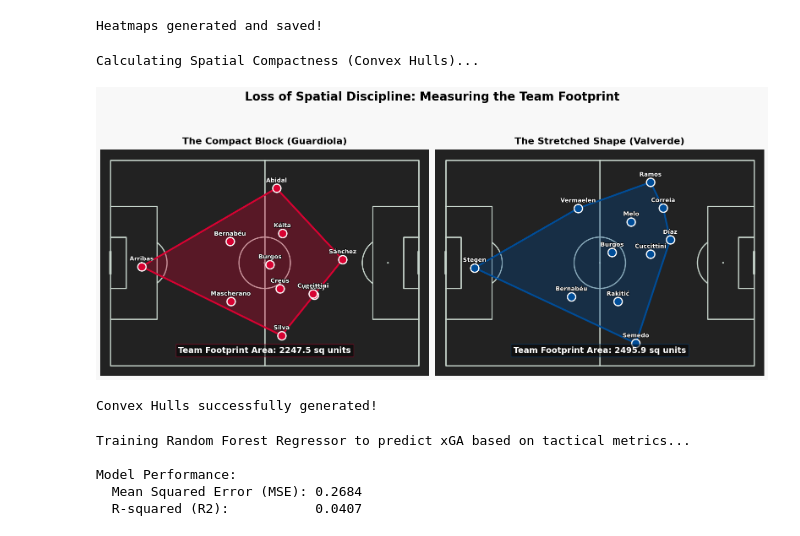
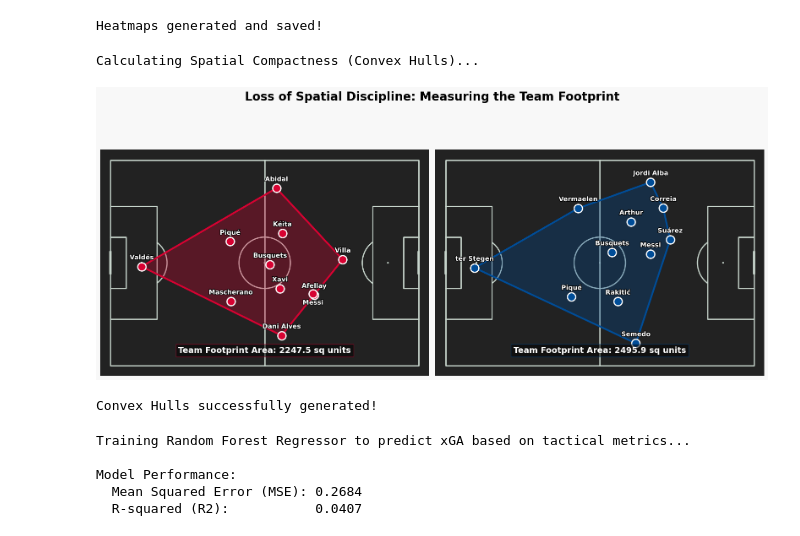
Before and after one commit to Vahe03/Tactical_analysis, a Jupyter notebook: tactical_analysis.ipynb, the cells around one changed output. Saved outputs shown, nothing was run; the diff lists cells and outputs as text; code cells hidden in the pictures.

```diff
--- a/tactical_analysis.ipynb
+++ b/tactical_analysis.ipynb
@@ -511,39 +568,88 @@ def plot_convex_hull(match_id, ax, title, hull_color):
         for simplex in hull.simplices:
             pitch.plot(points[simplex, 0], points[simplex, 1], color=hull_color, lw=3, ax=ax, zorder=1)
 
         pitch.polygon([points[hull.vertices]], ax=ax, color=hull_color, alpha=0.3, zorder=1)
 
         # Display Area
         ax.text(60, 75, f"Team Footprint Area: {area:.1f} sq units",
                 color='white', fontsize=14, fontweight='bold', ha='center',
                 bbox=dict(facecolor='black', alpha=0.5, edgecolor=hull_color))
 
     # --- DRAW PLAYERS ---
+    # 1. Custom Dictionary to fix StatsBomb's full legal names
+    barca_names = {
+        "Lionel Andrés Messi Cuccittini": "Messi",
+        "Xavier Hernández Creus": "Xavi",
+        "Andrés Iniesta Luján": "Iniesta",
+        "Sergio Busquets i Burgos": "Busquets",
+        "Gerard Piqué Bernabéu": "Piqué",
+        "Carles Puyol i Saforcada": "Puyol",
+        "Víctor Valdés Arribas": "Valdés",
+        "Daniel Alves da Silva": "Dani Alves",
+        "Éric Sylvain Abidal": "Abidal",
+        "David Villa Sánchez": "Villa",
+        "Pedro Eliezer Rodríguez Ledesma": "Pedro",
+        "Jordi Alba Ramos": "Jordi Alba",
+        "Luis Alberto Suárez Díaz": "Suárez",
+        "Marc-André ter Stegen": "ter Stegen",
+        "Ivan Rakitić": "Rakitić",
+        "Frenkie de Jong": "de Jong",
+        "Antoine Griezmann": "Griezmann",
+        "Sergi Roberto Carnicer": "S. Roberto",
+        "Nélson Cabral Semedo": "Semedo",
+        "Clément Lenglet": "Lenglet",
+        "Arthur Henrique Ramos de Oliveira Melo": "Arthur",
+        "Arturo Erasmo Vidal Pardo": "Vidal",
+        "Thiago Alcântara do Nascimento": "Thiago",
+        "Seydou Keita": "Keita",
+        "Javier Alejandro Mascherano": "Mascherano"
+    }
+
+    # Draw the player dots
     pitch.scatter(avg_locs['x'], avg_locs['y'], s=200, color=hull_color, edgecolors='white', lw=2, ax=ax, zorder=2)
 
+    drawn_text_positions = []
+
     for _, row in avg_locs.iterrows():
-        name = str(row['player']).split()[-1]
-        pitch.annotate(name, xy=(row['x'], row['y'] - 3), c='white', va='center', ha='center',
-                       size=10, weight='bold', zorder=3, ax=ax,
-                       path_effects=[pe.withStroke(linewidth=1.5, foreground="black")])
+        raw_name = str(row['player'])
 
-    ax.set_title(title, fontsize=16, color='black', fontweight='bold', pad=10)
+        # Apply the famous name, or fallback to the last name if not in dictionary
+        if raw_name in barca_names:
+            name = barca_names[raw_name]
+        else:
+            name = raw_name.split()[-1]
+
+        # 2. Overlap Collision Detection
+        x_text = row['x']
+        y_text = row['y'] - 3.5  # Default: put the name slightly BELOW the dot
+
+        # Check if this text position overlaps with a name we already drew
+        for (dx, dy) in drawn_text_positions:
+            if abs(x_text - dx) < 6 and abs(y_text - dy) < 6:
+                y_text += 7.0  # OVERLAP FOUND! Push this name ABOVE the dot instead
+
+        drawn_text_positions.append((x_text, y_text))
+
+        # 3. Draw the text onto the pitch
+        pitch.annotate(name, xy=(x_text, y_text), c='white', va='center', ha='center',
+                       size=11, weight='bold', zorder=3, ax=ax,
+                       path_effects=[pe.withStroke(linewidth=2, foreground="black")])
 
 # 2. Plotting the graphic
 fig, axes = plt.subplots(1, 2, figsize=(16, 7))
 fig.patch.set_facecolor('#f8f8f8')
 
 plot_convex_hull(match_pep, axes[0], "The Compact Block (Guardiola)", "#d70232")
 plot_convex_hull(match_valverde, axes[1], "The Stretched Shape (Valverde)", "#004d98")
 
 plt.suptitle("Loss of Spatial Discipline: Measuring the Team Footprint", fontsize=20, fontweight='bold', y=1.05)
 plt.tight_layout()
-plt.savefig("Thesis_Fig_Convex_Hull.png", dpi=300, bbox_inches='tight')
+plt.savefig("Capstone_Fig_Convex_Hull.png", dpi=300, bbox_inches='tight')
 plt.show()
 
 print("Convex Hulls successfully generated!")
 # %% [output]
 Calculating Spatial Compactness (Convex Hulls)...
-[figure, old version]
+[figure, new version]
 Convex Hulls successfully generated!
 # %%
```
Also changed, not shown: parts of 6 cells of this notebook, 16 other files.
